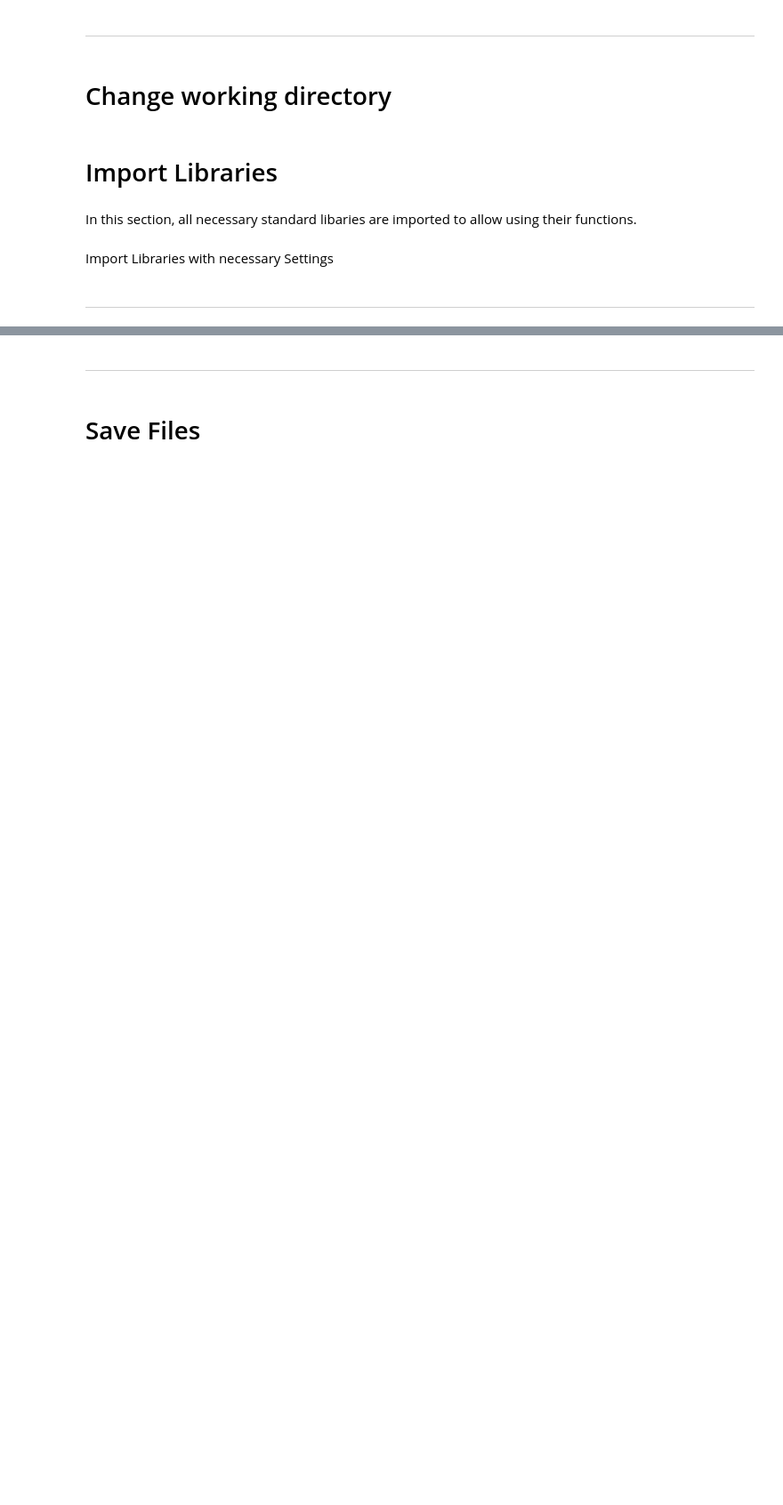
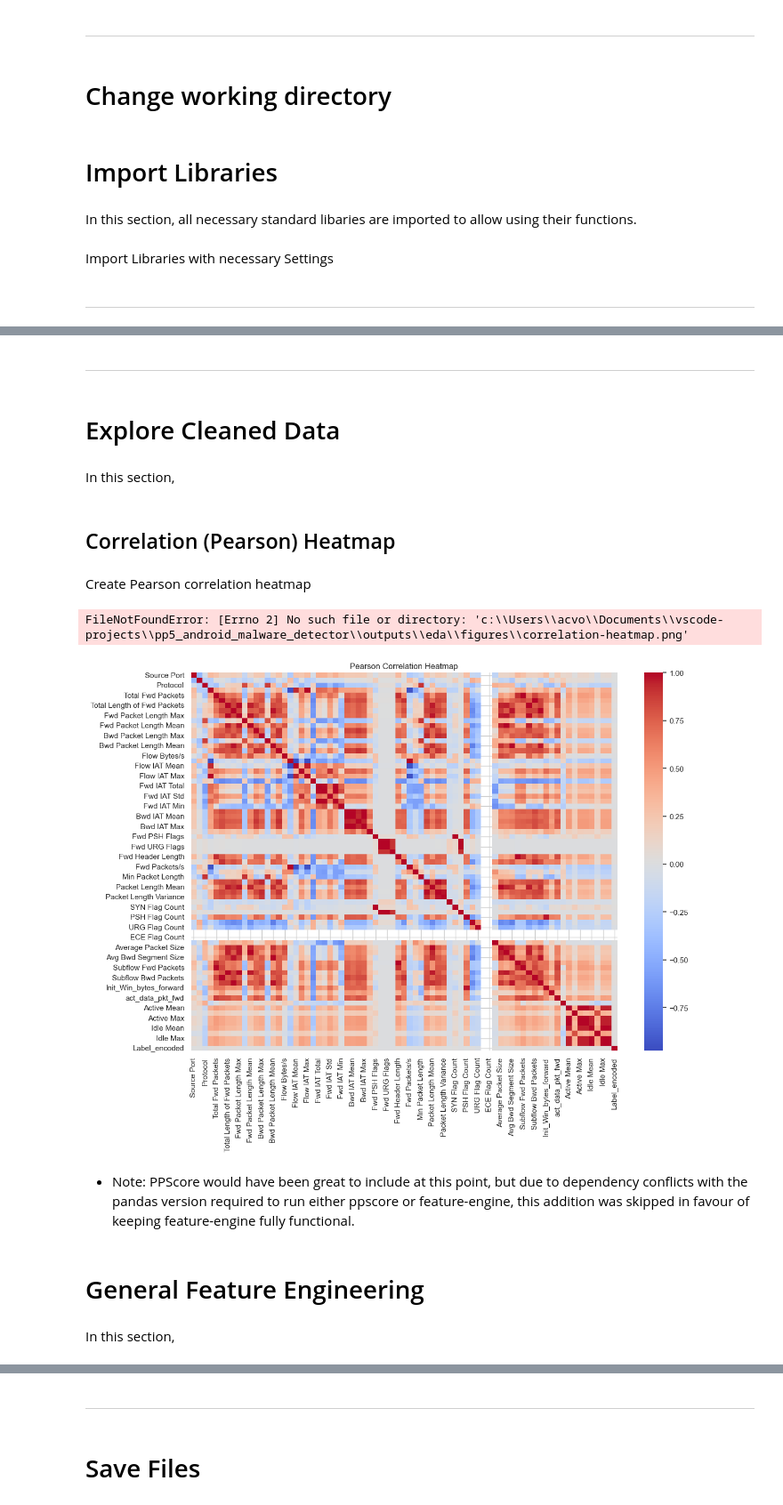
Before and after one commit to anchvo/pp5_fixes, a Jupyter notebook: jupyter_notebooks/04 - FeatureEngineering.ipynb, the cells around one changed output, grey strips where cells are left out. Shown: that part at 89% size. Drawn from its saved outputs; the diff is of its cells as text; code cells hidden in the pictures; blank space fills up the shorter version.

Commit message:
Add general feature engineering to Feature Engineering notebook

```diff
--- a/jupyter_notebooks/04 - FeatureEngineering.ipynb
+++ b/jupyter_notebooks/04 - FeatureEngineering.ipynb
@@ -53,2 +53,35 @@ In this section, the converted Dataset is loaded to be able to access the prepar
 # %%
-df_converted = pd.read_csv(Path.cwd().parent / "outputs" / "data" / "Android_Malware.csv")
+df_clean = pd.read_csv(Path.cwd().parent / "outputs" / "data" / "Android_Malware_cleaned.csv")
+# %% [markdown]
+---
+# %% [markdown]
+# Explore Cleaned Data
+# %% [markdown]
+In this section,
+# %% [markdown]
+## Correlation (Pearson) Heatmap
+# %% [markdown]
+Create Pearson correlation heatmap
+# %%
+plt.figure(figsize=(14,10))
+sns.heatmap(df_clean.corr(numeric_only=True), cmap='coolwarm', annot=False, fmt=".2f")
+plt.title("Pearson Correlation Heatmap")
+
+# Define path and save figure for later use
+figures_path = project_root / "outputs" / "eda" / "figures"
+os.makedirs(figures_path, exist_ok=True)
+
+plt.savefig(figures_path / "correlation-heatmap.png", dpi=300)
+print("✅ Saved correlation heatmap to outputs/eda/figures")
+
+# Show figure
+plt.show()
+# %% [output]
+FileNotFoundError: [Errno 2] No such file or directory: 'c:\\Users\\acvo\\Documents\\vscode-projects\\pp5_android_malware_detector\\outputs\\eda\\figures\\correlation-heatmap.png'
+[figure, added]
+# %% [markdown]
+* Note: PPScore would have been great to include at this point, but due to dependency conflicts with the pandas version required to run either ppscore or feature-engine, this addition was skipped in favour of keeping feature-engine fully functional.
+# %% [markdown]
+# General Feature Engineering
+# %% [markdown]
+In this section,
```
Also changed, not shown: parts of 19 cells of this notebook.
